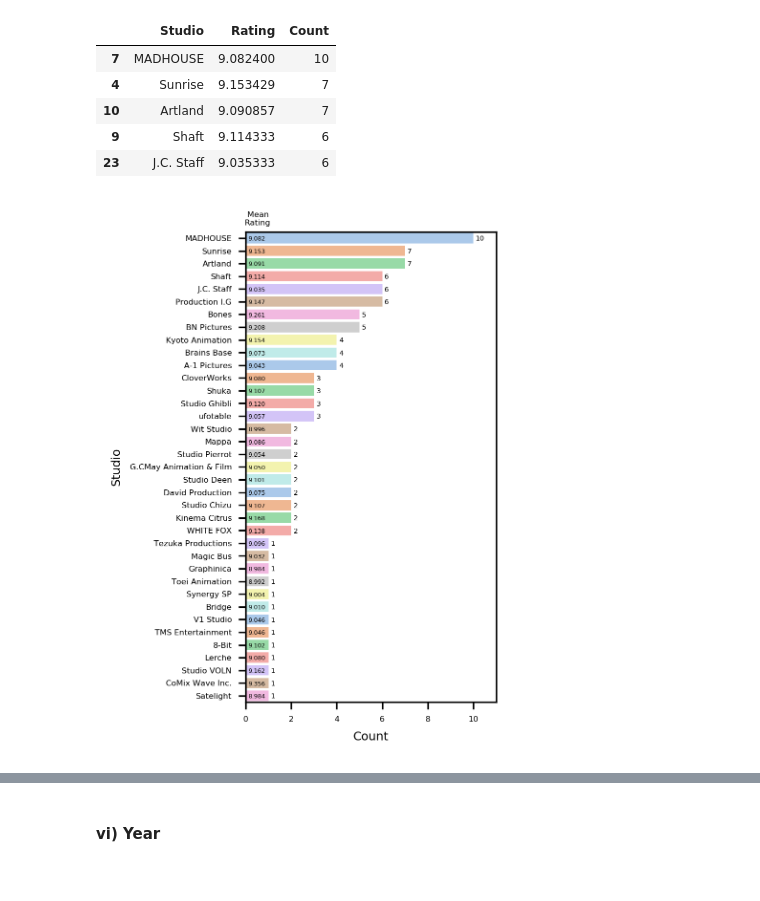
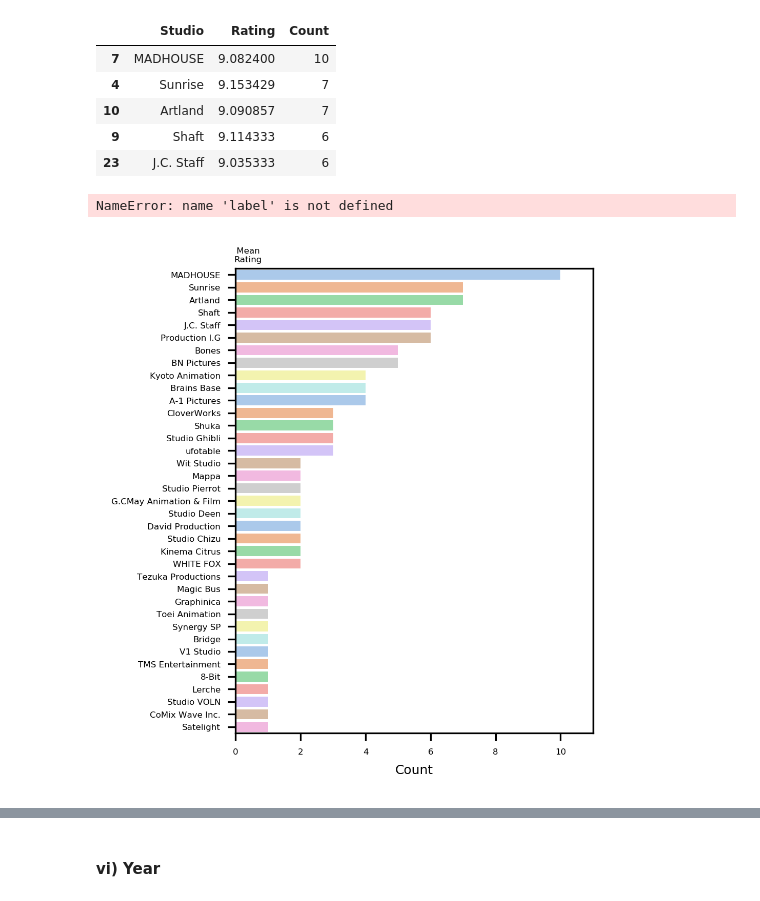
Before and after one commit to datastoryteller/Anime-Analysis, a Jupyter notebook: Anime Analysis.ipynb, the cells around one changed output, grey strips where cells are left out. Saved outputs shown, nothing was run; the diff lists cells and outputs as text; code cells hidden in the pictures.

Commit message:
completed top rated analysis

```diff
--- a/Anime Analysis.ipynb
+++ b/Anime Analysis.ipynb
@@ -197,17 +187,20 @@ top_rated.loc[contains('Studio', ['Bones'], top_rated)]
 # %%
-%%time
-studio_count = {studio: 0 for studio in studios}
+def arrayColUniqDfCreator(dataframe, col):
+    uniq = listItems(dataframe[col])
+    uniq_count = {item: 0 for item in uniq}
 
-for row in top_rated['Studio']:
-    if type(row) != float:
-        for studio in row:
-            studio_count[studio] += 1
+    for row in dataframe[col]:
+        if type(row) != float:
+            for item in row:
+                uniq_count[item] += 1
 
-studio_list = list(studio_count.keys())
-count_list = list(studio_count.values())
+    item_list = list(uniq_count.keys())
+    count_list = list(uniq_count.values())
 
-rating_list = []
-for each in studio_list:
-    rating_list.append(top_rated.loc[np.array(contains('Studio', [each], top_rated)),'Rating'].mean())
+    rating_list = []
+    for each in item_list:
+        rating_list.append(dataframe.loc[np.array(contains(col, [each], dataframe)),'Rating'].mean())
 
-studio_df = pd.DataFrame(list(zip(studio_list, rating_list, count_list)), columns=['Studio', 'Rating', 'Count'])
+    return pd.DataFrame(list(zip(item_list, rating_list, count_list)), columns=[col, 'Rating', 'Count'])
+
+studio_df = arrayColUniqDfCreator(top_rated, 'Studio')
@@ -226,24 +216,25 @@ studio_df.sort_values('Count', ascending=False).head()
 # %%
 ax = plt.subplots(figsize=(3,4),dpi=300)
 ax = sns.barplot(y='Studio', x='Count', data=studio_df.sort_values('Count', ascending=False), palette='pastel')
 ax.set_xlabel("Count",fontsize=6)
-ax.set_ylabel("Studio",fontsize=6)
+ax.set_ylabel("",fontsize=6)
 ax.tick_params(labelsize=4)
 plt.xlim(0, 11)
 
 rating = list(studio_df.sort_values('Count', ascending=False)['Rating'])
-label = list(studio_df.sort_values('Count', ascending=False)['Count'])
+count = list(studio_df.sort_values('Count', ascending=False)['Count'])
 
 plt.text(x = -0.05, y = -1, s = " Mean\nRating", size = 4)
 
 for i in range(len(label)):
     plt.text(x = 0.1 , y = i+0.2, s = "{0:.3f}".format(round(rating[i], 3)), size = 3)
-    plt.text(x = label[i]+0.1, y = i+0.2, s = label[i], size = 3.5)
+    plt.text(x = count[i]+0.1, y = i+0.2, s = count[i], size = 3.5)
 
 plt.tight_layout()
 #plt.savefig('images/top_rated_studio_count.png')
 # %% [output]
+NameError: name 'label' is not defined
-[figure, old version]
+[figure, new version]
 # %%
 ax = plt.subplots(figsize=(3,4),dpi=300)
 ax = sns.barplot(y='Studio', x='Rating', data=studio_df.sort_values('Rating', ascending=False), palette='pastel')
```
Also changed, not shown: parts of 12 cells of this notebook, 6 other files.
